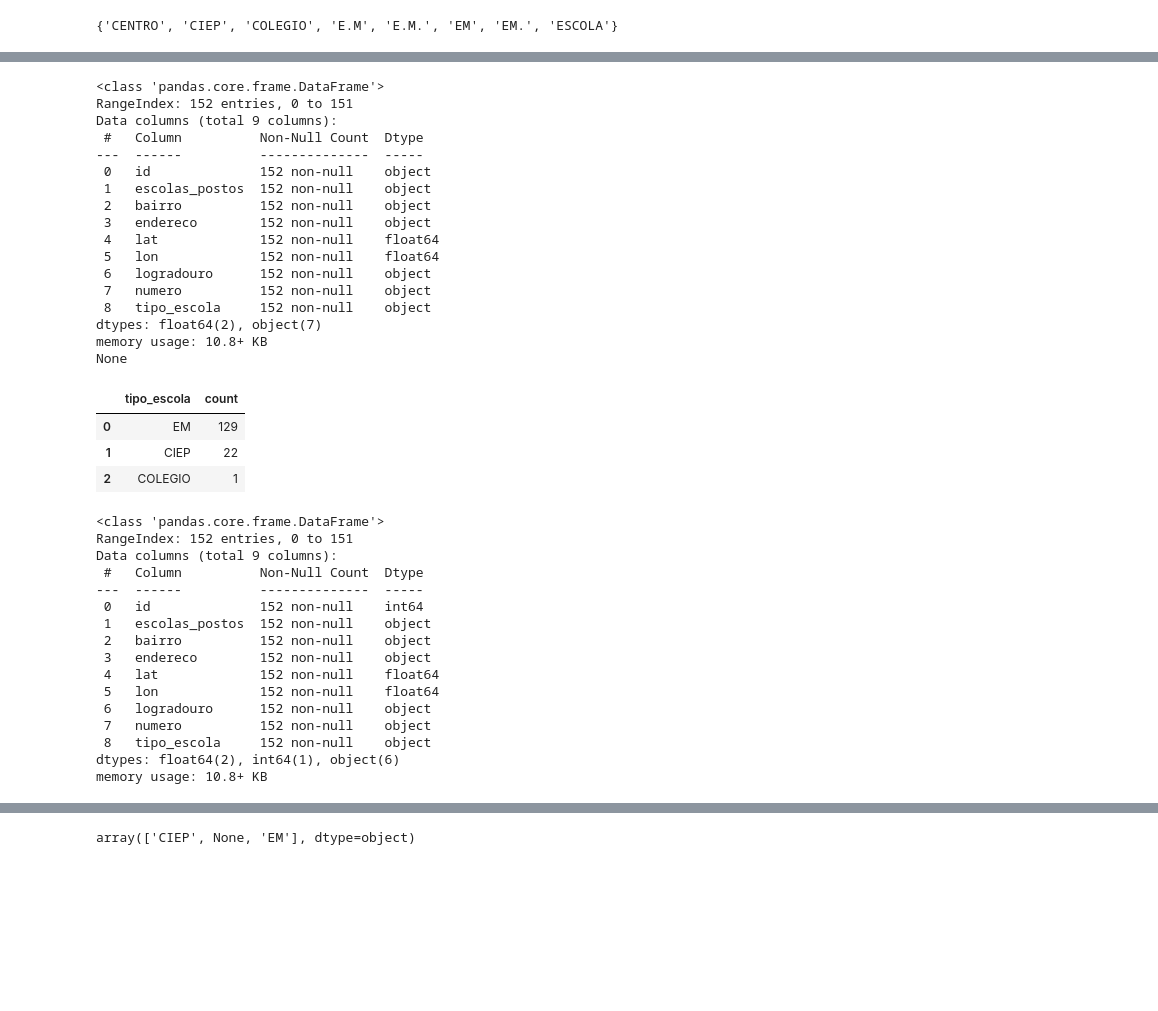
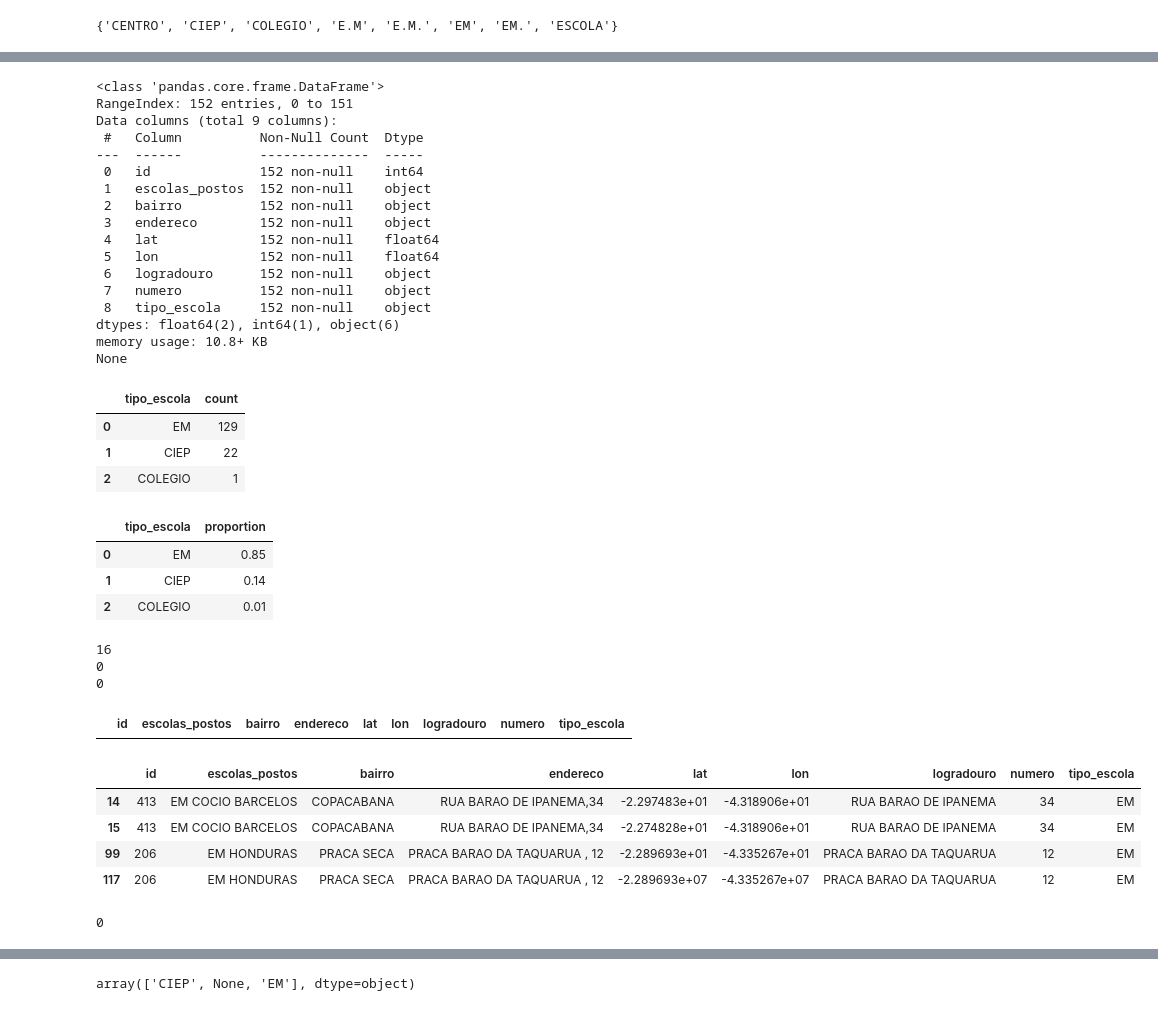
Before and after one commit to wpfaltz/Projeto_Pandas_Numpy, a Jupyter notebook: proj_final.ipynb, the cells around one changed output, grey strips where cells are left out. Cells and saved outputs as stored; diff of their text form; code cells hidden in the pictures; blank space fills up the shorter version.

```diff
--- a/proj_final.ipynb
+++ b/proj_final.ipynb
@@ -248,7 +248,7 @@ escolas_copy_2['id'] = escolas_copy_2['id'].apply(lambda x: str(x).zfill(3))
 # %%
 # Modo 1
 # normalizar coluna lat com 5 casas decimais
-escolas_copy_3 = escolas_copy_2.copy()
+escolas_copy_3 = escolas_copy_1.copy()
 for col in ['lat', 'lon']:
     escolas_copy_3[col] = escolas_copy_3[col].str.replace(",", ".").astype(float).apply(lambda x: round(x, 5))
 # %%
@@ -591,13 +591,14 @@ escolas_copy_7
 # valida tratamento para obter tipo da escola
 print(escolas_copy_7.info())
 display(escolas_copy_7['tipo_escola'].value_counts().reset_index())
+display(escolas_copy_7['tipo_escola'].value_counts(normalize=True).round(2).reset_index())
 # %% [output]
 <class 'pandas.core.frame.DataFrame'>
 RangeIndex: 152 entries, 0 to 151
 Data columns (total 9 columns):
  #   Column          Non-Null Count  Dtype
 ---  ------          --------------  -----
- 0   id              152 non-null    object
+ 0   id              152 non-null    int64
  1   escolas_postos  152 non-null    object
  2   bairro          152 non-null    object
  3   endereco        152 non-null    object
@@ -606,31 +607,28 @@ Data columns (total 9 columns):
  6   logradouro      152 non-null    object
  7   numero          152 non-null    object
  8   tipo_escola     152 non-null    object
-dtypes: float64(2), object(7)
+dtypes: float64(2), int64(1), object(6)
 memory usage: 10.8+ KB
 None
 |  | tipo_escola | count |
 | 0 | EM | 129 |
 | 1 | CIEP | 22 |
 | 2 | COLEGIO | 1 |
+|  | tipo_escola | proportion |
+| 0 | EM | 0.85 |
+| 1 | CIEP | 0.14 |
+| 2 | COLEGIO | 0.01 |
-# %%
-# converte coluna id do tipo str para int
-escolas_copy_7['id'] = escolas_copy_7['id'].astype(int)
-escolas_copy_7.info()
-# %% [output]
-<class 'pandas.core.frame.DataFrame'>
-RangeIndex: 152 entries, 0 to 151
-Data columns (total 9 columns):
- #   Column          Non-Null Count  Dtype
----  ------          --------------  -----
- 0   id              152 non-null    int64
- 1   escolas_postos  152 non-null    object
- 2   bairro          152 non-null    object
- 3   endereco        152 non-null    object
- 4   lat             152 non-null    float64
- 5   lon             152 non-null    float64
- 6   logradouro      152 non-null    object
- 7   numero          152 non-null    object
- 8   tipo_escola     152 non-null    object
-dtypes: float64(2), int64(1), object(6)
-memory usage: 10.8+ KB
+# %%
+# verifica quantidade de dados duplicados
+# escola
+print(escolas_copy_7['id'].duplicated().sum())
+
+# material didatico
+print(material_didatico_copy_2['id'].duplicated().sum())
+
+# subprefeitura
+print(subprefeituras_copy_2.duplicated().sum())
+# %% [output]
+16
+0
+0
@@ -636,0 +637,13 @@ memory usage: 10.8+ KB
+# %%
+# valida se dados duplicados foram descartados
+display(escolas_copy_7[escolas_copy_7.duplicated()])
+# %% [output]
+|  | id | escolas_postos | bairro | endereco | lat | lon | logradouro | numero | tipo_escola |
+# %%
+display(escolas_copy_7[escolas_copy_7['id'].duplicated(keep=False)])
+# %% [output]
+|  | id | escolas_postos | bairro | endereco | lat | lon | logradouro | numero | tipo_escola |
+| 14 | 413 | EM COCIO BARCELOS | COPACABANA | RUA BARAO DE IPANEMA,34 | -2.297483e+01 | -4.318906e+01 | RUA BARAO DE IPANEMA | 34 | EM |
+| 15 | 413 | EM COCIO BARCELOS | COPACABANA | RUA BARAO DE IPANEMA,34 | -2.274828e+01 | -4.318906e+01 | RUA BARAO DE IPANEMA | 34 | EM |
+| 99 | 206 | EM HONDURAS | PRACA SECA | PRACA BARAO DA TAQUARUA , 12 | -2.289693e+01 | -4.335267e+01 | PRACA BARAO DA TAQUARUA | 12 | EM |
+| 117 | 206 | EM HONDURAS | PRACA SECA | PRACA BARAO DA TAQUARUA , 12 | -2.289693e+07 | -4.335267e+07 | PRACA BARAO DA TAQUARUA | 12 | EM |
@@ -636,0 +652,5 @@ memory usage: 10.8+ KB
+# %%
+# valida remoção de todos dados duplicados
+escolas_copy_7['id'].duplicated().sum()
+# %% [output]
+0
```
Also changed, not shown: parts of 17 cells of this notebook.
